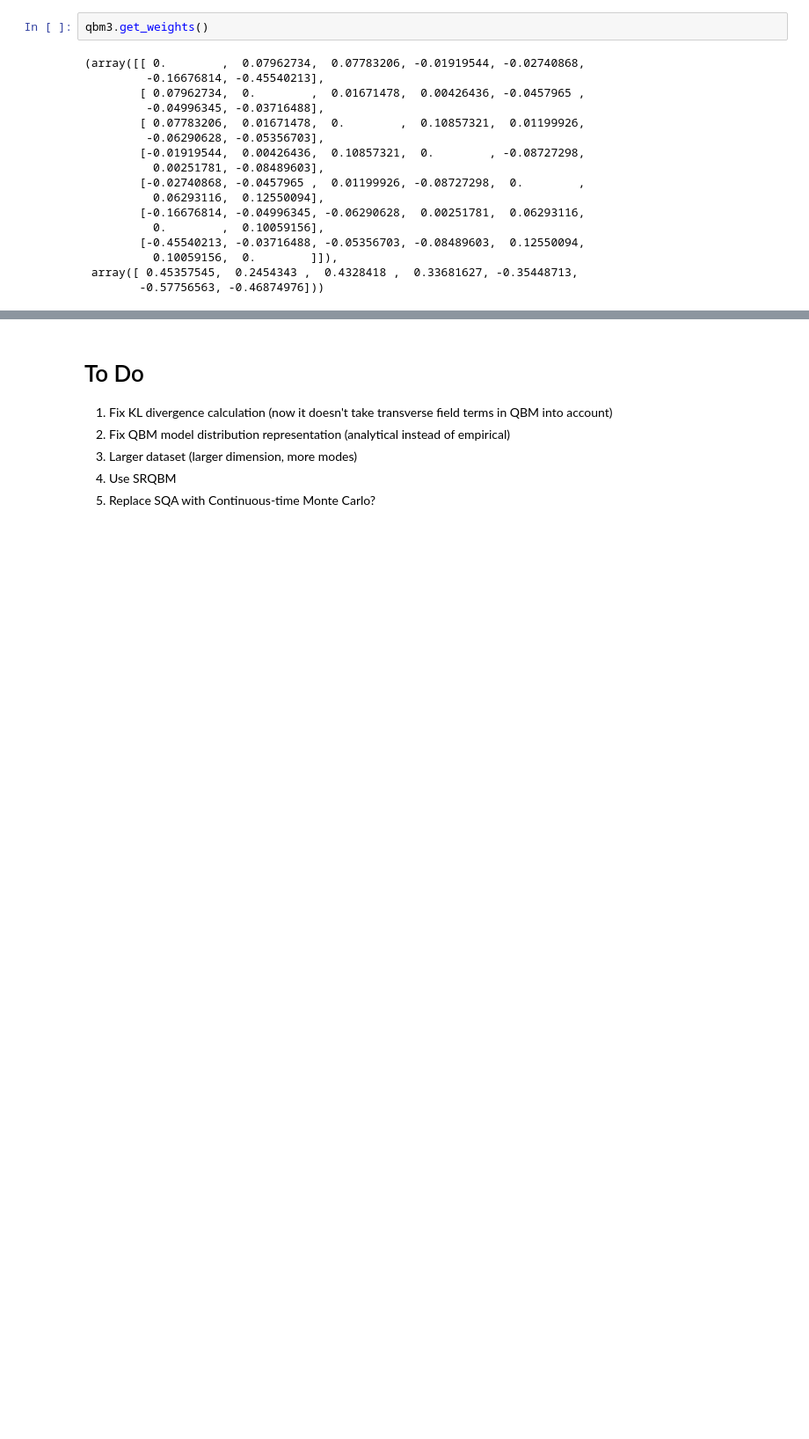
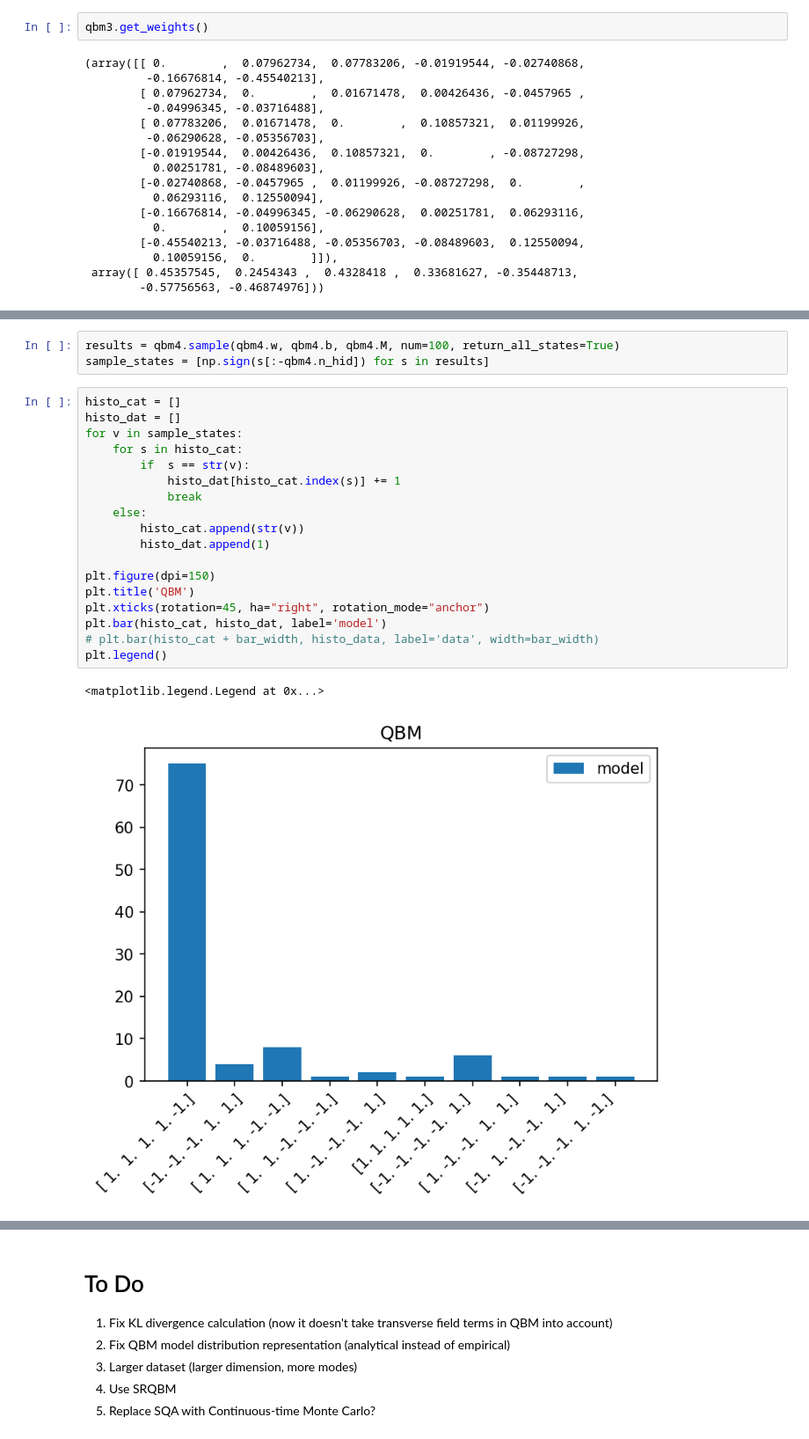
Before and after one commit to haoyudoingthings/QBM, a Jupyter notebook: Boltzmann-Machine.ipynb, the cells around one changed output, grey strips where cells are left out. Shown: that part at 88% size. Drawn from its saved outputs; the diff is of its cells as text; blank space fills up the shorter version.

```diff
--- a/Boltzmann-Machine.ipynb
+++ b/Boltzmann-Machine.ipynb
@@ -283,0 +308,24 @@ qbm3.get_weights()
+# %%
+results = qbm4.sample(qbm4.w, qbm4.b, qbm4.M, num=100, return_all_states=True)
+sample_states = [np.sign(s[:-qbm4.n_hid]) for s in results]
+# %%
+histo_cat = []
+histo_dat = []
+for v in sample_states:
+    for s in histo_cat:
+        if  s == str(v):
+            histo_dat[histo_cat.index(s)] += 1
+            break
+    else:
+        histo_cat.append(str(v))
+        histo_dat.append(1)
+
+plt.figure(dpi=150)
+plt.title('QBM')
+plt.xticks(rotation=45, ha="right", rotation_mode="anchor")
+plt.bar(histo_cat, histo_dat, label='model')
+# plt.bar(histo_cat + bar_width, histo_data, label='data', width=bar_width)
+plt.legend()
+# %% [output]
+<matplotlib.legend.Legend at 0x...>
+[figure, added]
```
Also changed, not shown: parts of 11 cells of this notebook.
